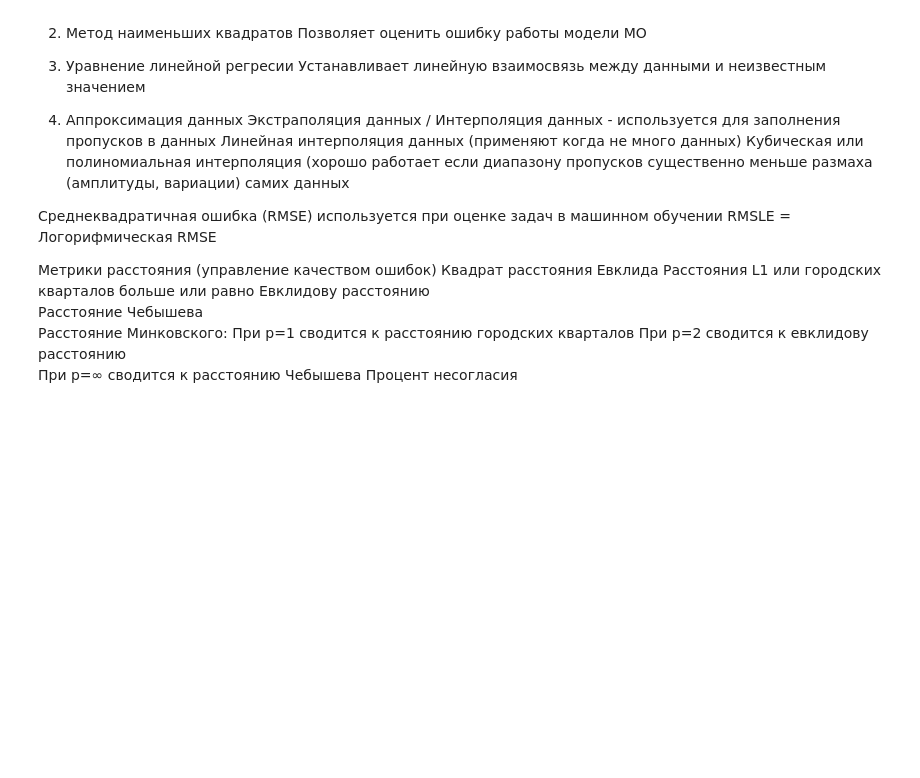
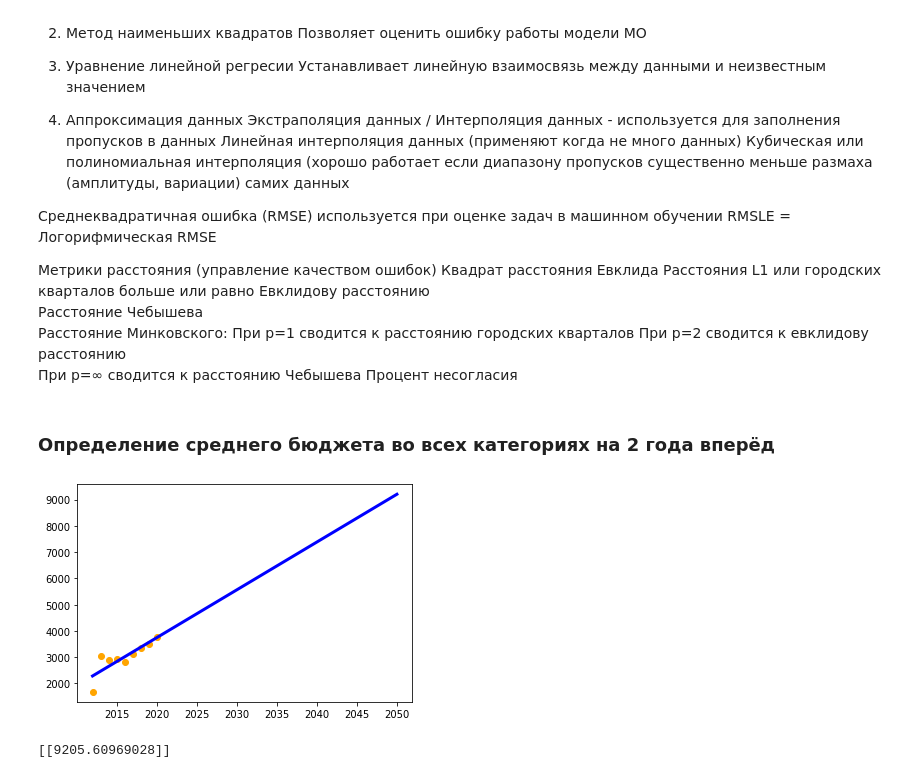
Before and after one commit to visualGravitySense/amoe, a Jupyter notebook: prediction.ipynb, the cells around one changed output. Saved outputs shown, nothing was run; the diff lists cells and outputs as text; code cells hidden in the pictures; blank space fills up the shorter version.

```diff
--- a/prediction.ipynb
+++ b/prediction.ipynb
@@ -125,3 +125,24 @@ RMSLE = Логорифмическая RMSE
     При p=2 сводится к евклидову расстоянию
     При p=∞ сводится к расстоянию Чебышева
 Процент несогласия
+# %% [markdown]
+### Определение среднего бюджета во всех категориях на 2 года вперёд
+# %%
+import pandas as pd
+import numpy as np
+import matplotlib.pyplot as plt
+from sklearn.linear_model import LinearRegression
+data = pd.read_csv("projektid1e.csv", na_values="NA")
+data_avg = data.groupby("Date").mean()
+x = np.array(data_avg.index).reshape(len(data_avg.index), 1)
+y = np.array(data_avg["Budget"]).reshape(len(data_avg.index), 1)
+model = LinearRegression()
+model.fit(x, y)
+plt.scatter(x, y, color="orange")
+x = np.append(x, [2050]).reshape(len(data_avg.index)+1, 1)
+plt.plot(x, model.predict(x), color="blue", linewidth=3)
+plt.show()
+print (model.predict(np.array(2050).reshape(1, 1)))
+# %% [output]
+[figure, added]
+[[9205.60969028]]
```
Also changed, not shown: parts of 2 cells of this notebook, 8 other files.
